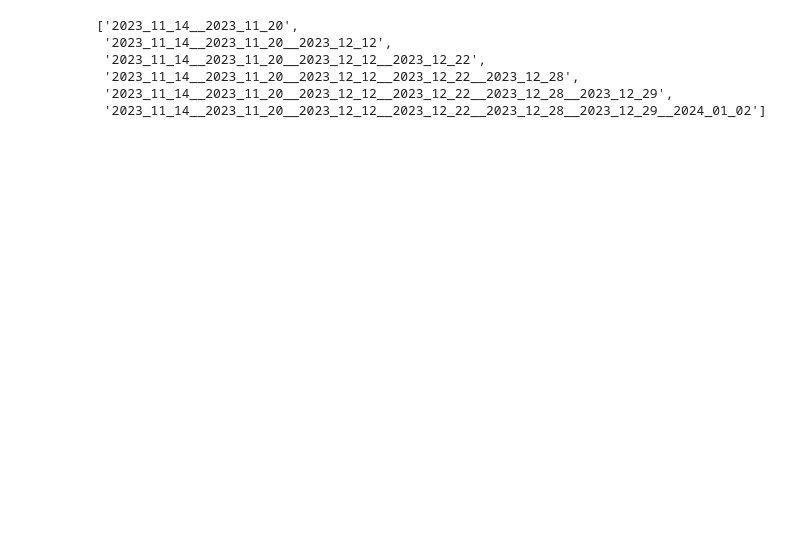
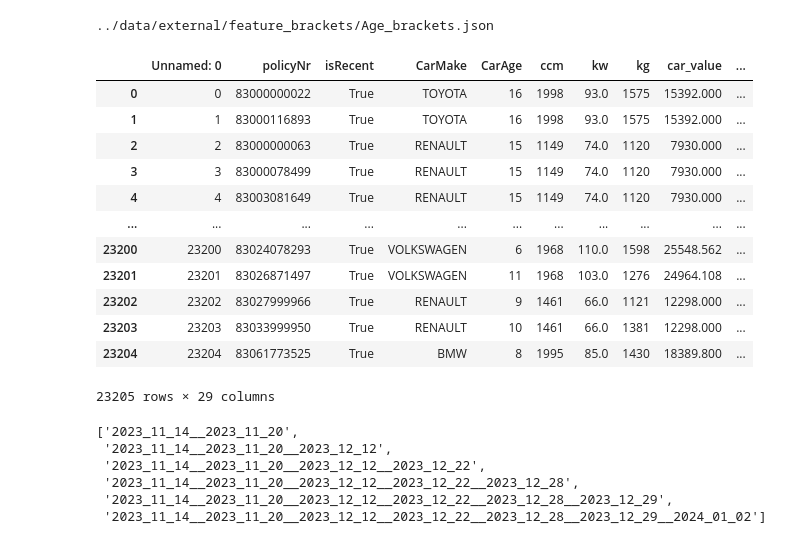
Before and after one commit to asdasde/market_models, a Jupyter notebook: notebooks/3_model_analysis.ipynb, the cells around one changed output. Saved outputs shown, nothing was run; the diff lists cells and outputs as text; code cells hidden in the pictures; blank space fills up the shorter version.

```diff
--- a/notebooks/3_model_analysis.ipynb
+++ b/notebooks/3_model_analysis.ipynb
@@ -16,3 +45,58 @@ import market_models.src.utils as utils
+# %%
+data = pd.read_csv(get_processed_data_path('signal_casco'))
+def cut_brackets_numeric(values : pd.Series, brackets : list) -> pd.Series:
+
+    bins = [interval[0] - 1 for interval in brackets] + [brackets[-1][1]]
+    return pd.cut(values, bins = bins)
+
+def cut_brackets_categorical(values : pd.Series, brackets : list) -> pd.Series:
+    return values
+
+
+import json
+def add_bracket_features(data : pd.DataFrame, target_variables : list, feature : str) -> pd.DataFrame:
+    brackets_path = get_brackets_path(feature)
+    if not os.path.exists(brackets_path):
+        return data
+    print(brackets_path)
+    with open(brackets_path, 'r') as json_file:
+        brackets = json.load(json_file)
+
+    if pd.api.types.is_numeric_dtype(data[feature]):
+        cut_function = lambda x, y : cut_brackets_numeric(x, y)
+    else:
+        cut_function = lambda x, y : cut_brackets_categorical(x, y)
+
+    for target_variable in target_variables:
+        target_variable = 'WÁBERER_price' if target_variable == 'GRÁNIT_price' else target_variable
+        if len(brackets[target_variable]) == 0:
+            continue
+        cut_name = f'{target_variable}_{feature}_cut'
+        data[cut_name] = cut_function(data[feature], brackets[target_variable])
+
+    return data
+
+target_variables = ['K&AMP;H_price', 'ALFA_price', 'SIGNAL_price', 'KÖBE_price', 'GROUPAMA_price', 'UNIQA_price', 'GENERALI_price', 'ALLIANZ_price', 'MAGYAR_price']
+data = add_bracket_features(data, target_variables, 'Age')
+data.to_csv(get_processed_data_path('signal_casco'), index = False)
+# %% [output]
+../data/external/feature_brackets/Age_brackets.json
+# %%
+data
+# %% [output]
+|  | Unnamed: 0 | policyNr | isRecent | CarMake | CarAge | ccm | kw | kg | car_value | ... |
+| 0 | 0 | 83000000022 | True | TOYOTA | 16 | 1998 | 93.0 | 1575 | 15392.000 | ... |
+| 1 | 1 | 83000116893 | True | TOYOTA | 16 | 1998 | 93.0 | 1575 | 15392.000 | ... |
+| 2 | 2 | 83000000063 | True | RENAULT | 15 | 1149 | 74.0 | 1120 | 7930.000 | ... |
+| 3 | 3 | 83000078499 | True | RENAULT | 15 | 1149 | 74.0 | 1120 | 7930.000 | ... |
+| 4 | 4 | 83003081649 | True | RENAULT | 15 | 1149 | 74.0 | 1120 | 7930.000 | ... |
+| ... | ... | ... | ... | ... | ... | ... | ... | ... | ... | ... |
+| 23200 | 23200 | 83024078293 | True | VOLKSWAGEN | 6 | 1968 | 110.0 | 1598 | 25548.562 | ... |
+| 23201 | 23201 | 83026871497 | True | VOLKSWAGEN | 11 | 1968 | 103.0 | 1276 | 24964.108 | ... |
+| 23202 | 23202 | 83027999966 | True | RENAULT | 9 | 1461 | 66.0 | 1121 | 12298.000 | ... |
+| 23203 | 23203 | 83033999950 | True | RENAULT | 10 | 1461 | 66.0 | 1381 | 12298.000 | ... |
+| 23204 | 23204 | 83061773525 | True | BMW | 8 | 1995 | 85.0 | 1430 | 18389.800 | ... |
+23205 rows × 29 columns
 # %%
 service = 'netrisk_casco'
 dates = '2023_11_14__2023_11_20__2023_12_12__2023_12_22__2023_12_28__2023_12_29__2024_01_02'.split('__')
```
Also changed, not shown: parts of 34 cells of this notebook, 16 other files.
